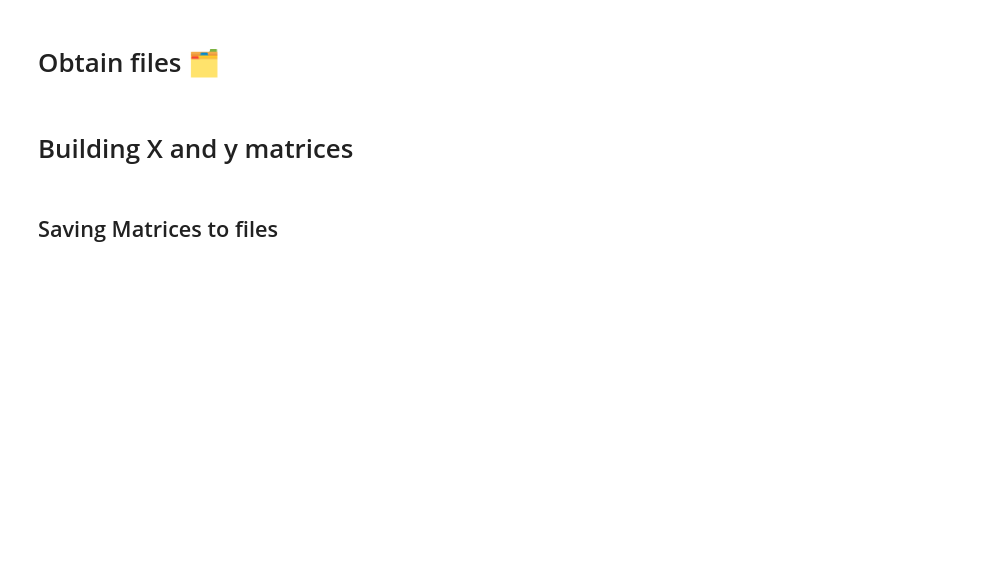
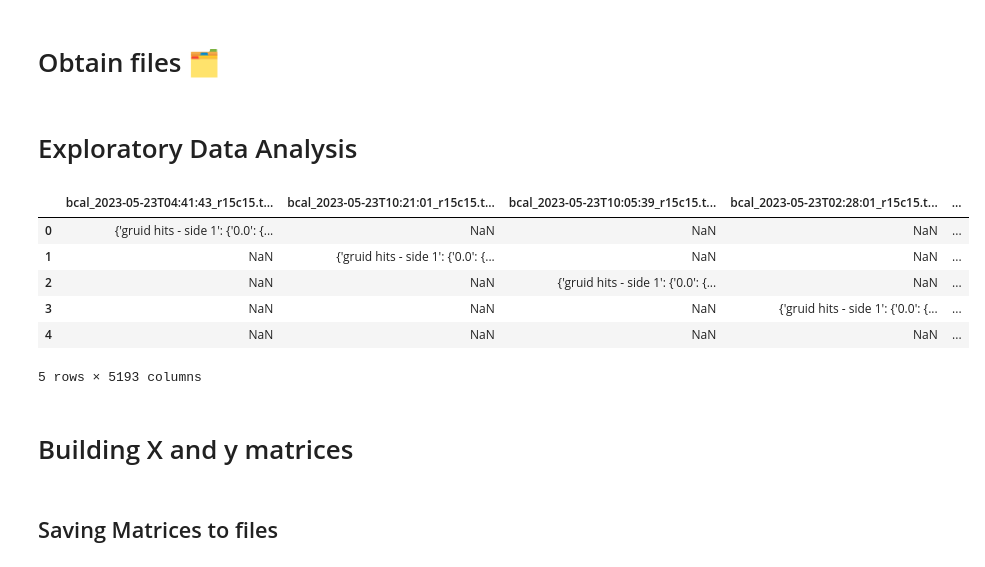
Before and after one commit to dhebel/babycal, a Jupyter notebook: src/main.ipynb, the cells around one changed output. Drawn from its saved outputs; the diff is of its cells as text; code cells hidden in the pictures; blank space fills up the shorter version.

```diff
--- a/src/main.ipynb
+++ b/src/main.ipynb
@@ -21,6 +18,28 @@ To enable the following instructions: AVX2 FMA, in other operations, rebuild Ten
 # %%
 files_MUM = glob.glob('translations/mu-/*.json')
 files_MUP = glob.glob('translations/mu+/*.json')
+# %% [markdown]
+# Exploratory Data Analysis
+# %%
+# Transform glob to pandas dataframe
+# every row is a json file
+# every column is a key in the json file
+df_MUM = pd.DataFrame([json.load(open(f)) for f in files_MUM])
+df_MUP = pd.DataFrame([json.load(open(f)) for f in files_MUP])
+
+# Add label column
+df_MUM['label'] = 1
+df_MUP['label'] = 0
+# %%
+df_MUM.head()
+# %% [output]
+|  | bcal_2023-05-23T04:41:43_r15c15.t... | bcal_2023-05-23T10:21:01_r15c15.t... | bcal_2023-05-23T10:05:39_r15c15.t... | bcal_2023-05-23T02:28:01_r15c15.t... | ... |
+| 0 | {'gruid hits - side 1': {'0.0': {... | NaN | NaN | NaN | ... |
+| 1 | NaN | {'gruid hits - side 1': {'0.0': {... | NaN | NaN | ... |
+| 2 | NaN | NaN | {'gruid hits - side 1': {'0.0': {... | NaN | ... |
+| 3 | NaN | NaN | NaN | {'gruid hits - side 1': {'0.0': {... | ... |
+| 4 | NaN | NaN | NaN | NaN | ... |
+5 rows × 5193 columns
 # %% [markdown]
 # Building X and y matrices
 # %%
```
Also changed, not shown: parts of 9 cells of this notebook, 1 other file.
